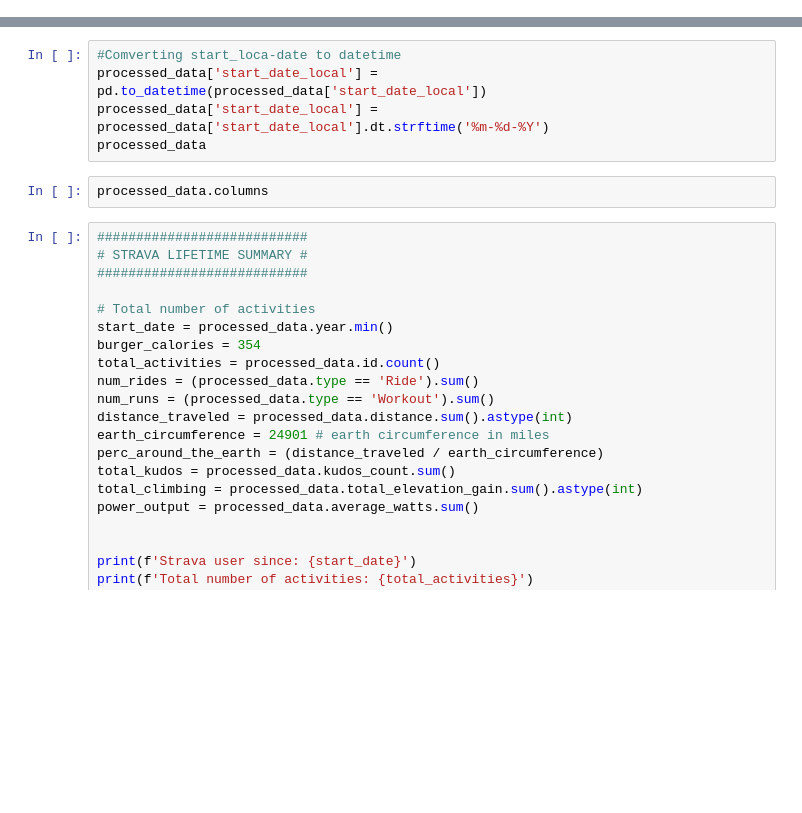
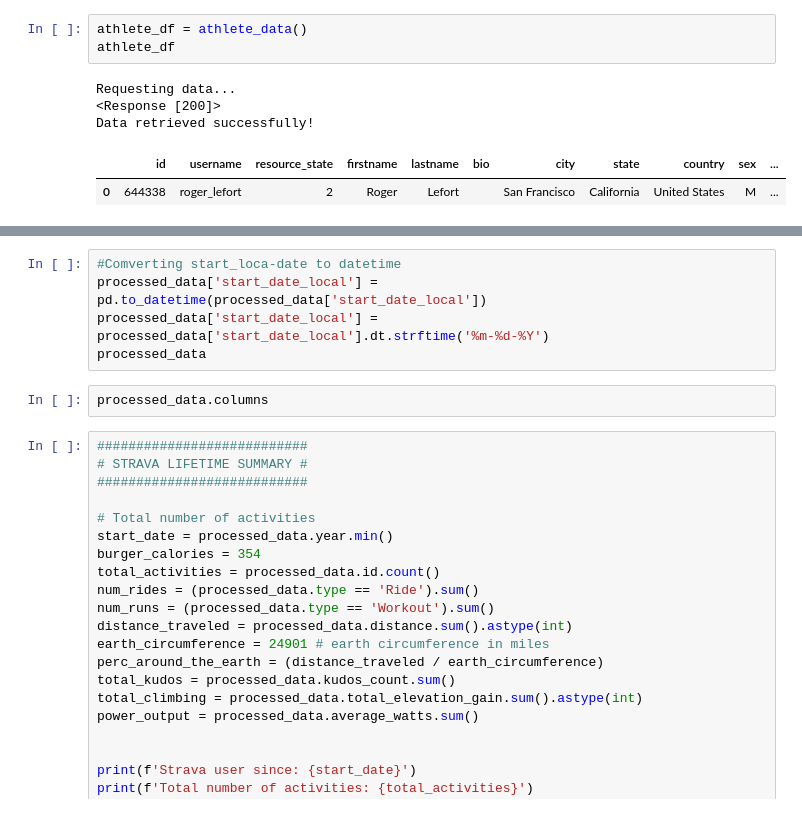
Before and after one commit to tiroger/my-strava, a Jupyter notebook: my_data.ipynb, the cells around one changed output, grey strips where cells are left out. Drawn from its saved outputs; the diff is of its cells as text; blank space fills up the shorter version.

```diff
--- a/my_data.ipynb
+++ b/my_data.ipynb
@@ -45,0 +108,9 @@ processed_data.head()
+# %%
+athlete_df = athlete_data()
+athlete_df
+# %% [output]
+Requesting data...
+<Response [200]>
+Data retrieved successfully!
+|  | id | username | resource_state | firstname | lastname | bio | city | state | country | sex | ... |
+| 0 | 644338 | roger_lefort | 2 | Roger | Lefort |  | San Francisco | California | United States | M | ... |
```
Also changed, not shown: parts of 22 cells of this notebook, 9 other files.
